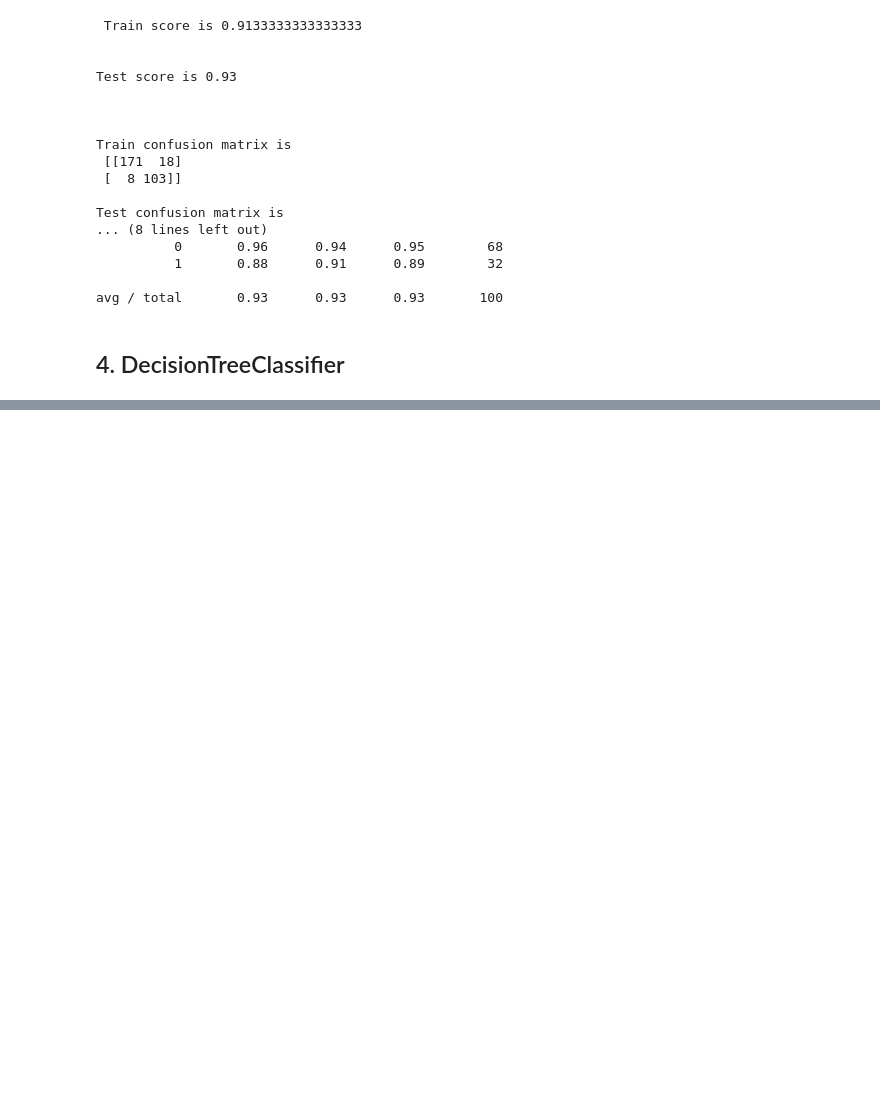
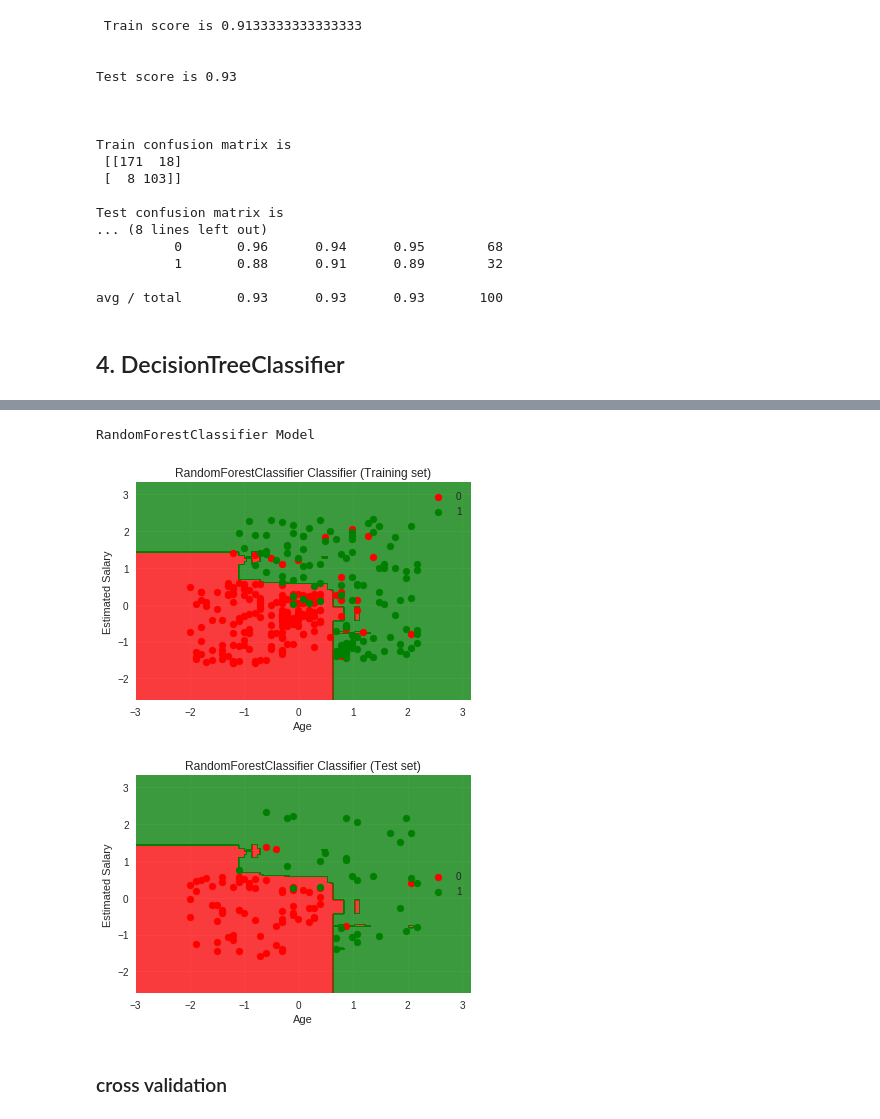
Before and after one commit to noushadkhan01/Projects, a Jupyter notebook: Machine-Learning/Classification/All-Algorithms/All_Classification_algorithms_on_Advertising_Data.ipynb, the cells around one changed output, grey strips where cells are left out. Drawn from its saved outputs; the diff is of its cells as text; code cells hidden in the pictures; blank space fills up the shorter version.

```diff
--- a/Machine-Learning/Classification/All-Algorithms/All_Classification_algorithms_on_Advertising_Data.ipynb
+++ b/Machine-Learning/Classification/All-Algorithms/All_Classification_algorithms_on_Advertising_Data.ipynb
@@ -596,0 +712,3 @@ avg / total       0.93      0.93      0.93       100
+# %%
+model = RandomForestClassifier(n_estimators = 10, max_depth = 5)
+model = model_fit(X_train_scaled, X_test_scaled, model)
@@ -596,0 +733,8 @@ avg / total       0.93      0.93      0.93       100
+# %%
+graph(X_train_scaled, X_test_scaled, model)
+# %% [output]
+RandomForestClassifier Model
+[figure, added]
+[figure, added]
+# %% [markdown]
+### cross validation
```
Also changed, not shown: parts of 16 cells of this notebook.
